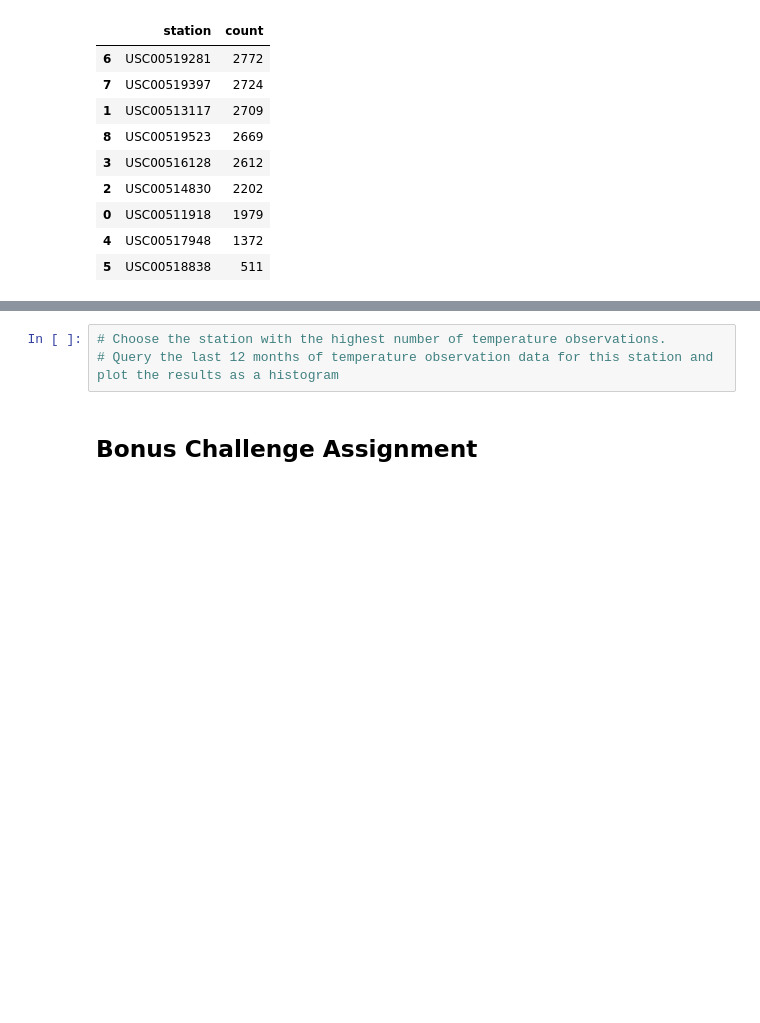
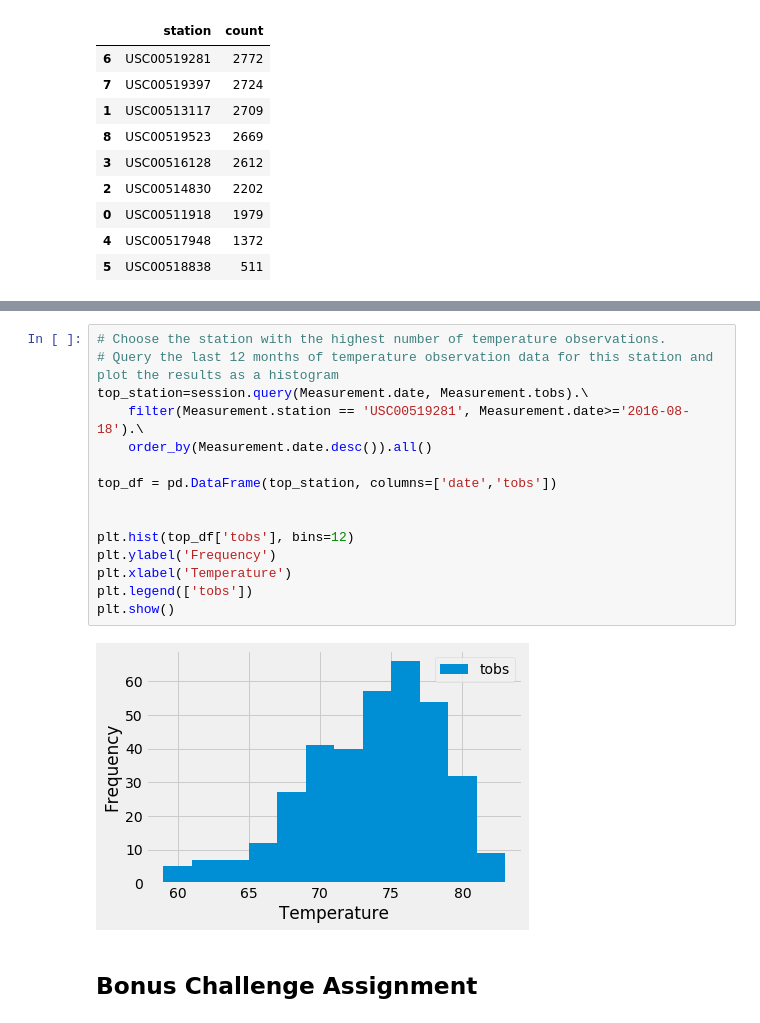
Before and after one commit to quickbarn/sqlalchemy-challenge, a Jupyter notebook: climate_starter.ipynb, the cells around one changed output, grey strips where cells are left out. Cells and saved outputs as stored; diff of their text form; blank space fills up the shorter version.

```diff
--- a/climate_starter.ipynb
+++ b/climate_starter.ipynb
@@ -105,6 +117,20 @@ station_df
 # %%
 # Choose the station with the highest number of temperature observations.
 # Query the last 12 months of temperature observation data for this station and plot the results as a histogram
+top_station=session.query(Measurement.date, Measurement.tobs).\
+    filter(Measurement.station == 'USC00519281', Measurement.date>='2016-08-18').\
+    order_by(Measurement.date.desc()).all()
+
+top_df = pd.DataFrame(top_station, columns=['date','tobs'])
+
+
+plt.hist(top_df['tobs'], bins=12)
+plt.ylabel('Frequency')
+plt.xlabel('Temperature')
+plt.legend(['tobs'])
+plt.show()
+# %% [output]
+[figure, added]
 # %% [markdown]
 ## Bonus Challenge Assignment
 # %%
```
Also changed, not shown: parts of 2 cells of this notebook.
